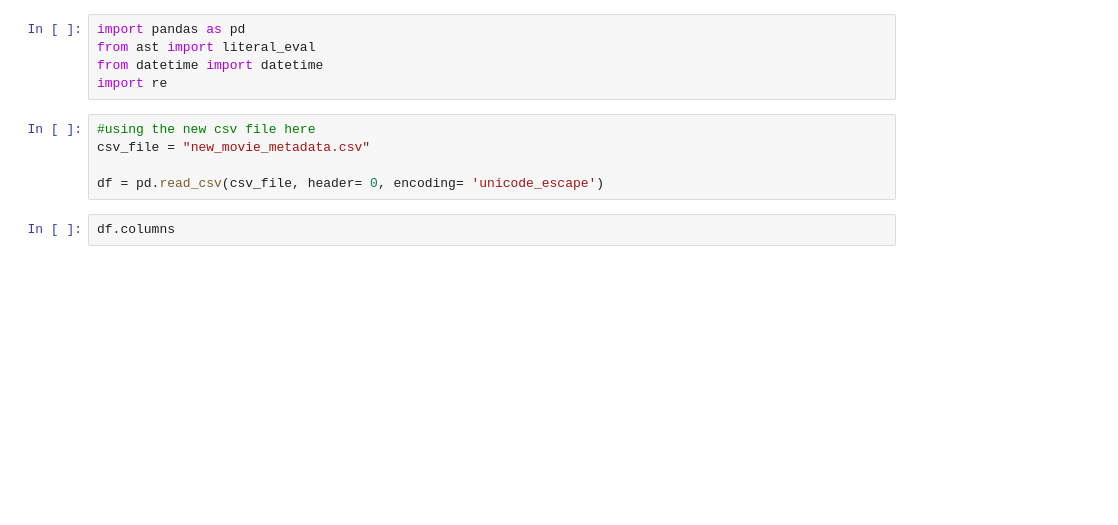
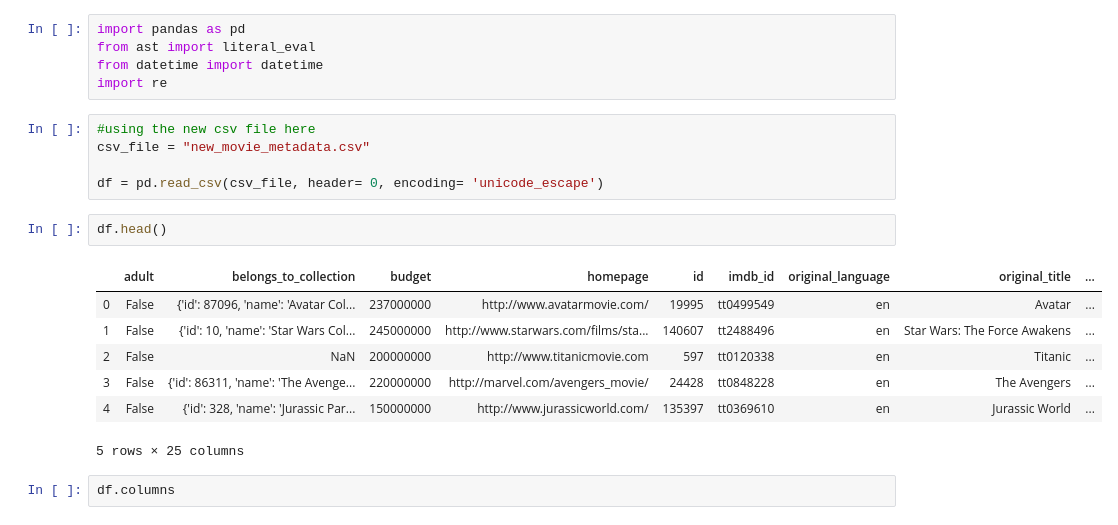
Before and after one commit to Lea-Loustaunau/Project-2, a Jupyter notebook: Yearly Production Studio Spend.ipynb, the cells around one changed output. Drawn from its saved outputs; the diff is of its cells as text; blank space fills up the shorter version.

```diff
--- a/Yearly Production Studio Spend.ipynb
+++ b/Yearly Production Studio Spend.ipynb
@@ -8,6 +8,16 @@ import re
 csv_file = "new_movie_metadata.csv"
 
 df = pd.read_csv(csv_file, header= 0, encoding= 'unicode_escape')
+# %%
+df.head()
+# %% [output]
+|  | adult | belongs_to_collection | budget | homepage | id | imdb_id | original_language | original_title | ... |
+| 0 | False | {'id': 87096, 'name': 'Avatar Col... | 237000000 | http://www.avatarmovie.com/ | 19995 | tt0499549 | en | Avatar | ... |
+| 1 | False | {'id': 10, 'name': 'Star Wars Col... | 245000000 | http://www.starwars.com/films/sta... | 140607 | tt2488496 | en | Star Wars: The Force Awakens | ... |
+| 2 | False | NaN | 200000000 | http://www.titanicmovie.com | 597 | tt0120338 | en | Titanic | ... |
+| 3 | False | {'id': 86311, 'name': 'The Avenge... | 220000000 | http://marvel.com/avengers_movie/ | 24428 | tt0848228 | en | The Avengers | ... |
+| 4 | False | {'id': 328, 'name': 'Jurassic Par... | 150000000 | http://www.jurassicworld.com/ | 135397 | tt0369610 | en | Jurassic World | ... |
+5 rows × 25 columns
 # %%
 df.columns
 # %% [output]
```
Also changed, not shown: parts of 12 cells of this notebook.
